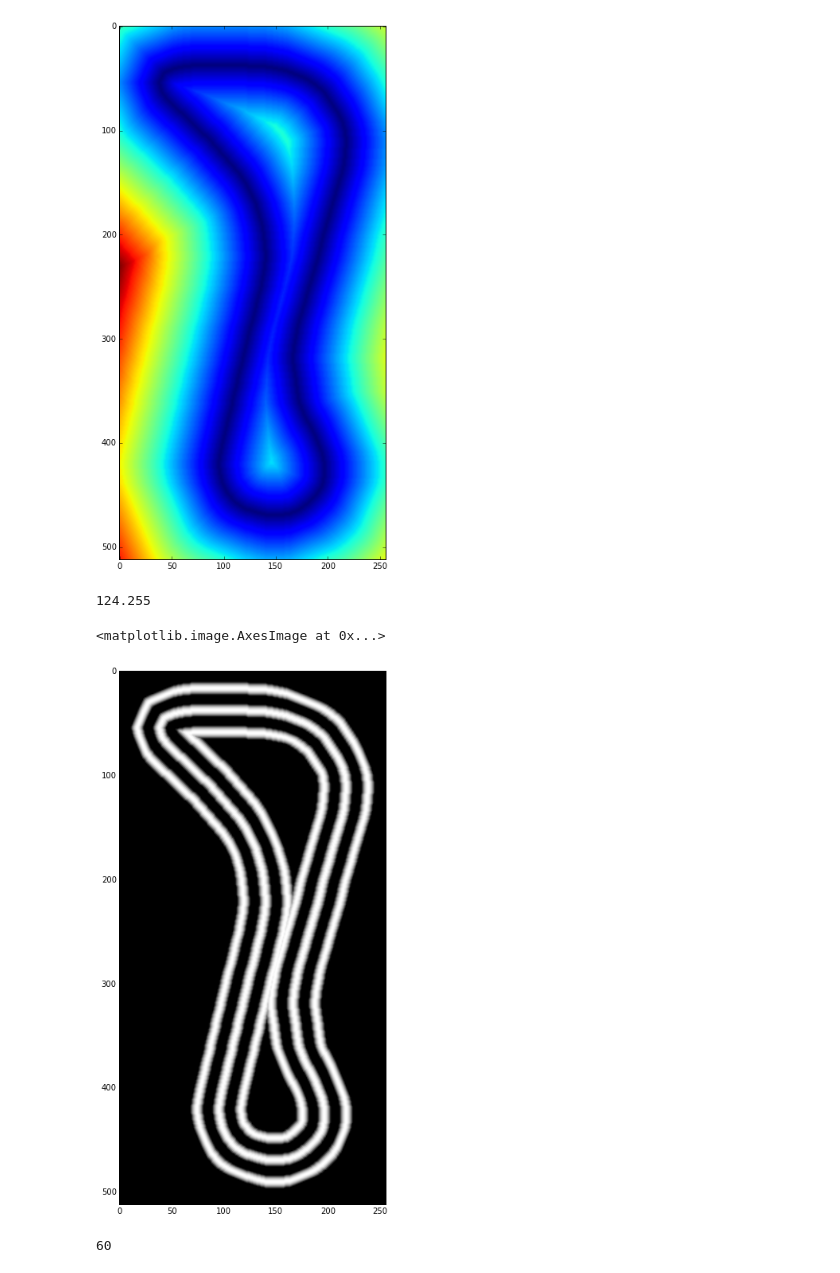
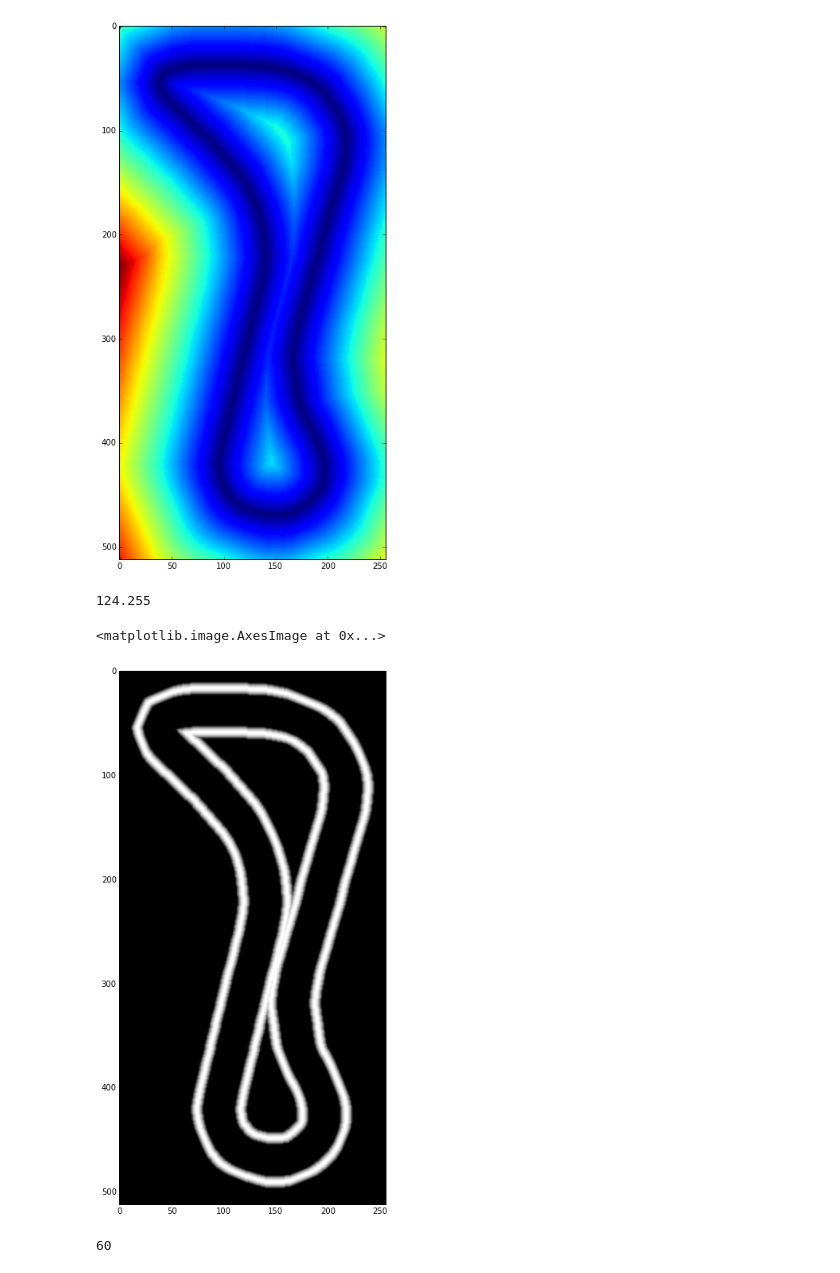
Before and after one commit to a1k0n/autorustler, a Jupyter notebook: diyrobocars/lanematch.ipynb, the cells around one changed output. Cells and saved outputs as stored; diff of their text form; code cells hidden in the pictures.

```diff
--- a/diyrobocars/lanematch.ipynb
+++ b/diyrobocars/lanematch.ipynb
@@ -162,11 +162,12 @@ plt.imshow(distmap)
 [figure]
 # %%
 distmap_with_lines = np.minimum(distmap, np.abs(distmap - 21))
+distmap_outer_lines = np.abs(distmap - 21)
 
 print np.max(distmap_with_lines)
 plt.figure(figsize=(8, 12))
-plt.imshow(-np.minimum(40, distmap_with_lines**2), 'gray')
+plt.imshow(-np.minimum(40, distmap_outer_lines**2), 'gray')
 # %% [output]
 124.255
 <matplotlib.image.AxesImage at 0x...>
-[figure, old version]
+[figure, new version]
```
Also changed, not shown: parts of 4 cells of this notebook, 6 other files.
